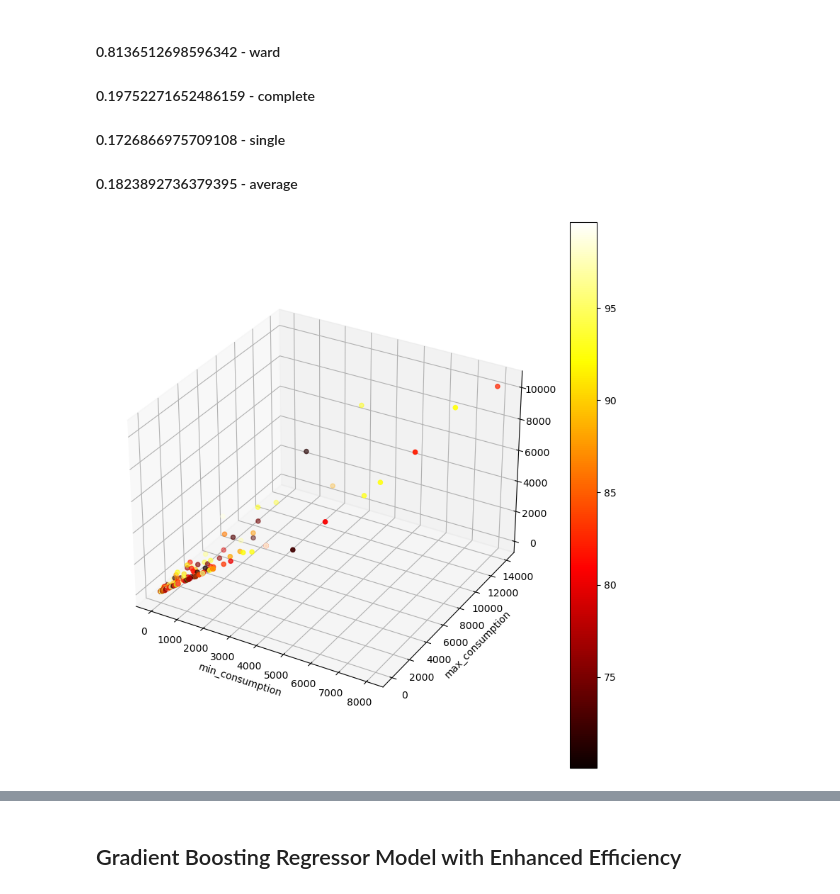
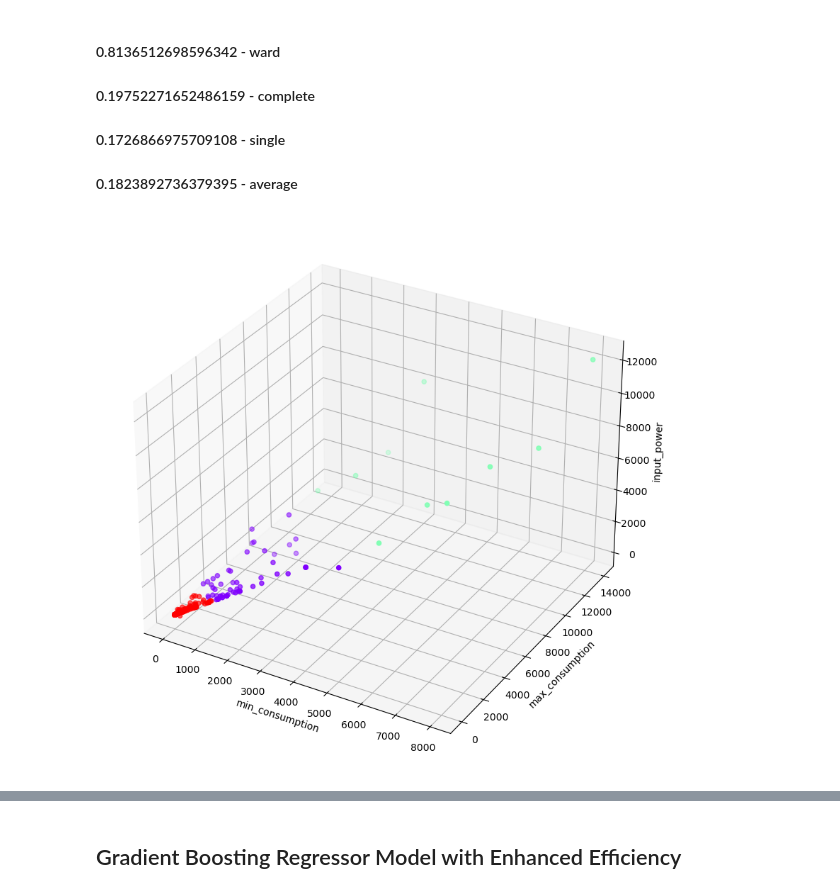
Before and after one commit to Xer0bit/Energy-Efficiency-Enhancement, a Jupyter notebook: Train.ipynb, the cells around one changed output, grey strips where cells are left out. Cells and saved outputs as stored; diff of their text form; code cells hidden in the pictures.

```diff
--- a/Train.ipynb
+++ b/Train.ipynb
@@ -323,8 +313,0 @@ cluster_assignments
-# %%
-colors = ['r', 'g', 'b', 'c', 'm', 'y']
-for i, cluster in enumerate(clusters):
-    color = colors[i % len(colors)]
-    x = [p[0] for p in cluster]
-    y = [p[1] for p in cluster]
-    plt.scatter(x, y, color=color)
-plt.show()
@@ -368,5 +421,5 @@ X_new.head()
 # %%
-hc = AgglomerativeClustering(n_clusters=2, affinity='euclidean', linkage='ward')
+hc = AgglomerativeClustering(n_clusters=3, affinity='euclidean', linkage='ward')
 y_hc = hc.fit_predict(X_new)
 print(y_hc)
 # %% [output]
@@ -391,20 +444,16 @@ print(std_y_hc)
 #### 0.1726866975709108 - single
 #### 0.1823892736379395 - average
 # %%
-#plot the df with enhanced efficiency
+#plot 3d graph of normal and enhanced efficiency
 fig = plt.figure(figsize=(10, 10))
 ax = fig.add_subplot(111, projection='3d')
-x = X_new['min_consumption']
-y = X_new['max_consumption']
-z = X_new['input_power']
-c = data['Enhanced_efficiency']
-img = ax.scatter(x, y, z, c=c, cmap=plt.hot())
-fig.colorbar(img)
+ax.scatter(X_new['min_consumption'], X_new['max_consumption'], X_new['input_power'], c=y_hc, cmap='rainbow')
 ax.set_xlabel('min_consumption')
 ax.set_ylabel('max_consumption')
+ax.set_zlabel('input_power')
 plt.show()
 # %% [output]
-[figure, old version]
+[figure, new version]
 # %%
 Z = linkage(X_train, 'ward')
 fig = plt.figure(figsize=(25, 10))
```
Also changed, not shown: parts of 30 cells of this notebook, 1 other file.
